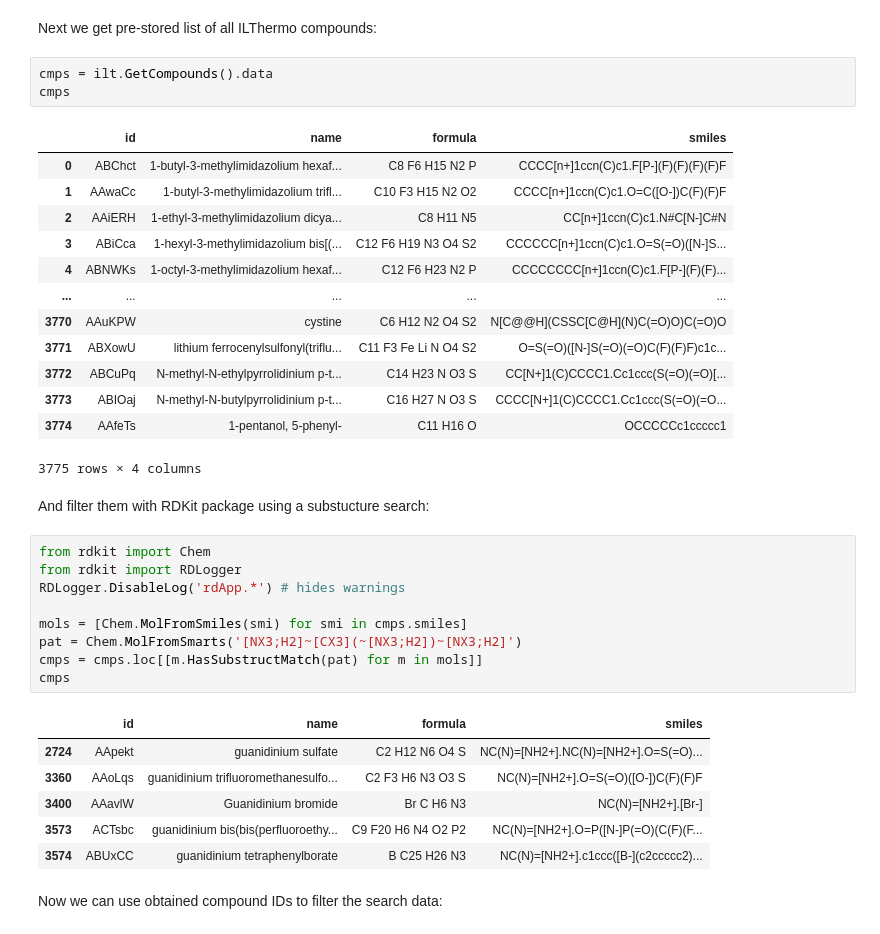
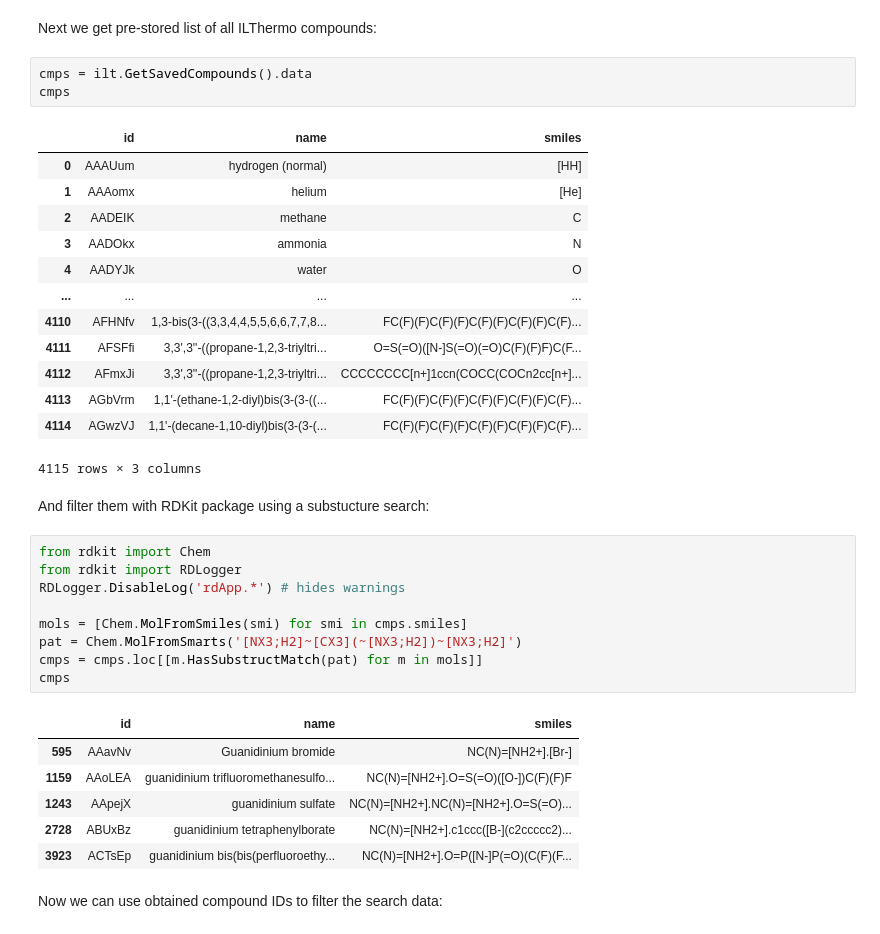
Before and after one commit to IvanChernyshov/ILThermoPy, a Jupyter notebook: docs/source/cookbook.ipynb, the cells around one changed output. Cells and saved outputs as stored; diff of their text form.

```diff
--- a/docs/source/cookbook.ipynb
+++ b/docs/source/cookbook.ipynb
@@ -254,22 +213,22 @@ df
 # %% [markdown]
 Next we get pre-stored list of all ILThermo compounds:
 # %%
-cmps = ilt.GetCompounds().data
+cmps = ilt.GetSavedCompounds().data
 cmps
 # %% [output]
-|  | id | name | formula | smiles |
-| 0 | ABChct | 1-butyl-3-methylimidazolium hexaf... | C8 F6 H15 N2 P | CCCC[n+]1ccn(C)c1.F[P-](F)(F)(F)(F)F |
-| 1 | AAwaCc | 1-butyl-3-methylimidazolium trifl... | C10 F3 H15 N2 O2 | CCCC[n+]1ccn(C)c1.O=C([O-])C(F)(F)F |
-| 2 | AAiERH | 1-ethyl-3-methylimidazolium dicya... | C8 H11 N5 | CC[n+]1ccn(C)c1.N#C[N-]C#N |
-| 3 | ABiCca | 1-hexyl-3-methylimidazolium bis[(... | C12 F6 H19 N3 O4 S2 | CCCCCC[n+]1ccn(C)c1.O=S(=O)([N-]S... |
-| 4 | ABNWKs | 1-octyl-3-methylimidazolium hexaf... | C12 F6 H23 N2 P | CCCCCCCC[n+]1ccn(C)c1.F[P-](F)(F)... |
-| ... | ... | ... | ... | ... |
-| 3770 | AAuKPW | cystine | C6 H12 N2 O4 S2 | N[C@@H](CSSC[C@H](N)C(=O)O)C(=O)O |
-| 3771 | ABXowU | lithium ferrocenylsulfonyl(triflu... | C11 F3 Fe Li N O4 S2 | O=S(=O)([N-]S(=O)(=O)C(F)(F)F)c1c... |
-| 3772 | ABCuPq | N-methyl-N-ethylpyrrolidinium p-t... | C14 H23 N O3 S | CC[N+]1(C)CCCC1.Cc1ccc(S(=O)(=O)[... |
-| 3773 | ABIOaj | N-methyl-N-butylpyrrolidinium p-t... | C16 H27 N O3 S | CCCC[N+]1(C)CCCC1.Cc1ccc(S(=O)(=O... |
-| 3774 | AAfeTs | 1-pentanol, 5-phenyl- | C11 H16 O | OCCCCCc1ccccc1 |
+|  | id | name | smiles |
+| 0 | AAAUum | hydrogen (normal) | [HH] |
+| 1 | AAAomx | helium | [He] |
+| 2 | AADEIK | methane | C |
+| 3 | AADOkx | ammonia | N |
+| 4 | AADYJk | water | O |
+| ... | ... | ... | ... |
+| 4110 | AFHNfv | 1,3-bis(3-((3,3,4,4,5,5,6,6,7,7,8... | FC(F)(F)C(F)(F)C(F)(F)C(F)(F)C(F)... |
+| 4111 | AFSFfi | 3,3',3''-((propane-1,2,3-triyltri... | O=S(=O)([N-]S(=O)(=O)C(F)(F)F)C(F... |
+| 4112 | AFmxJi | 3,3',3''-((propane-1,2,3-triyltri... | CCCCCCCC[n+]1ccn(COCC(COCn2cc[n+]... |
+| 4113 | AGbVrm | 1,1'-(ethane-1,2-diyl)bis(3-(3-((... | FC(F)(F)C(F)(F)C(F)(F)C(F)(F)C(F)... |
+| 4114 | AGwzVJ | 1,1'-(decane-1,10-diyl)bis(3-(3-(... | FC(F)(F)C(F)(F)C(F)(F)C(F)(F)C(F)... |
-3775 rows × 4 columns
+4115 rows × 3 columns
 # %% [markdown]
 And filter them with RDKit package using a substucture search:
 # %%
@@ -282,12 +241,12 @@ pat = Chem.MolFromSmarts('[NX3;H2]~[CX3](~[NX3;H2])~[NX3;H2]')
 cmps = cmps.loc[[m.HasSubstructMatch(pat) for m in mols]]
 cmps
 # %% [output]
-|  | id | name | formula | smiles |
-| 2724 | AApekt | guanidinium sulfate | C2 H12 N6 O4 S | NC(N)=[NH2+].NC(N)=[NH2+].O=S(=O)... |
-| 3360 | AAoLqs | guanidinium trifluoromethanesulfo... | C2 F3 H6 N3 O3 S | NC(N)=[NH2+].O=S(=O)([O-])C(F)(F)F |
-| 3400 | AAavlW | Guanidinium bromide | Br C H6 N3 | NC(N)=[NH2+].[Br-] |
-| 3573 | ACTsbc | guanidinium bis(bis(perfluoroethy... | C9 F20 H6 N4 O2 P2 | NC(N)=[NH2+].O=P([N-]P(=O)(C(F)(F... |
-| 3574 | ABUxCC | guanidinium tetraphenylborate | B C25 H26 N3 | NC(N)=[NH2+].c1ccc([B-](c2ccccc2)... |
+|  | id | name | smiles |
+| 595 | AAavNv | Guanidinium bromide | NC(N)=[NH2+].[Br-] |
+| 1159 | AAoLEA | guanidinium trifluoromethanesulfo... | NC(N)=[NH2+].O=S(=O)([O-])C(F)(F)F |
+| 1243 | AApejX | guanidinium sulfate | NC(N)=[NH2+].NC(N)=[NH2+].O=S(=O)... |
+| 2728 | ABUxBz | guanidinium tetraphenylborate | NC(N)=[NH2+].c1ccc([B-](c2ccccc2)... |
+| 3923 | ACTsEp | guanidinium bis(bis(perfluoroethy... | NC(N)=[NH2+].O=P([N-]P(=O)(C(F)(F... |
 # %% [markdown]
 Now we can use obtained compound IDs to filter the search data:
 # %%
```
Also changed, not shown: parts of 16 cells of this notebook, 5 other files.
